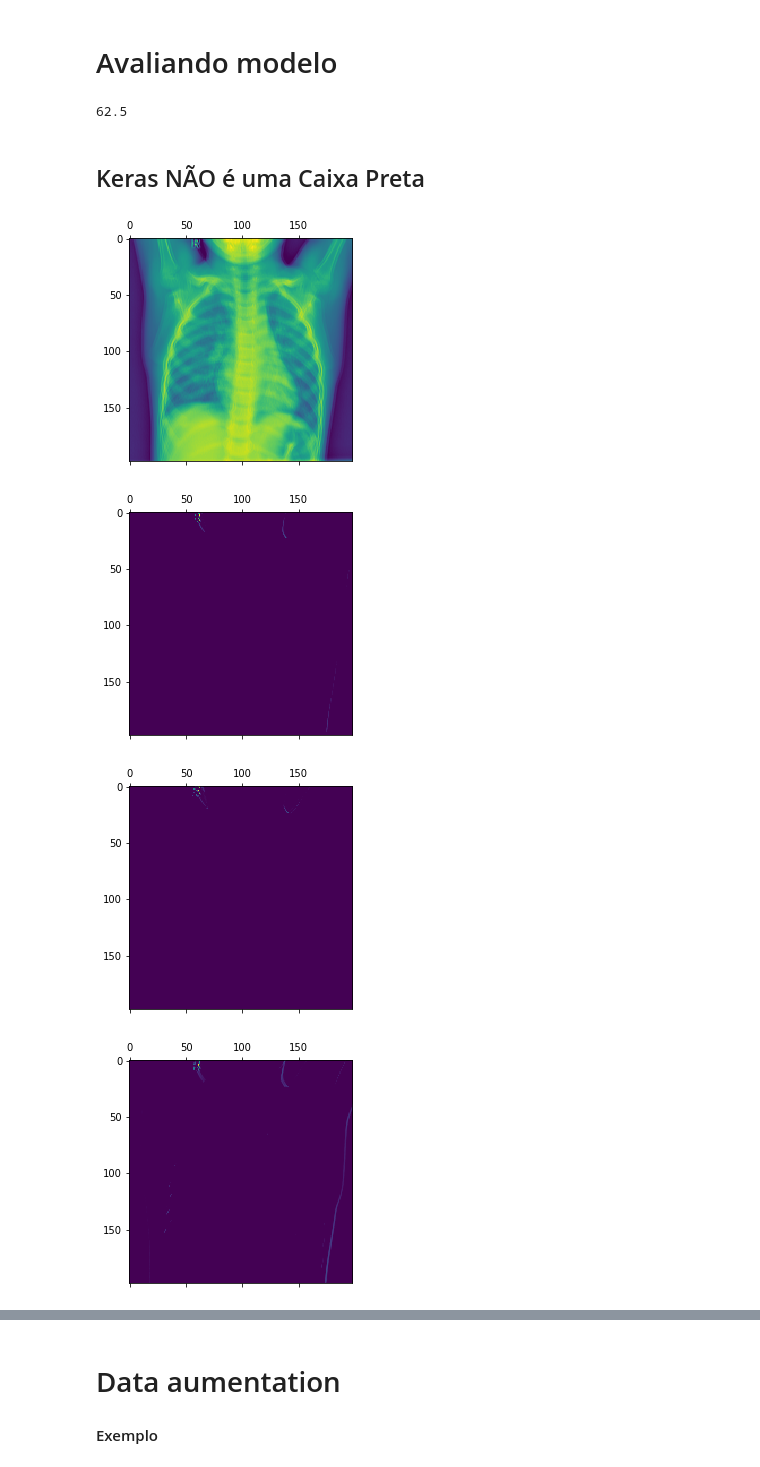
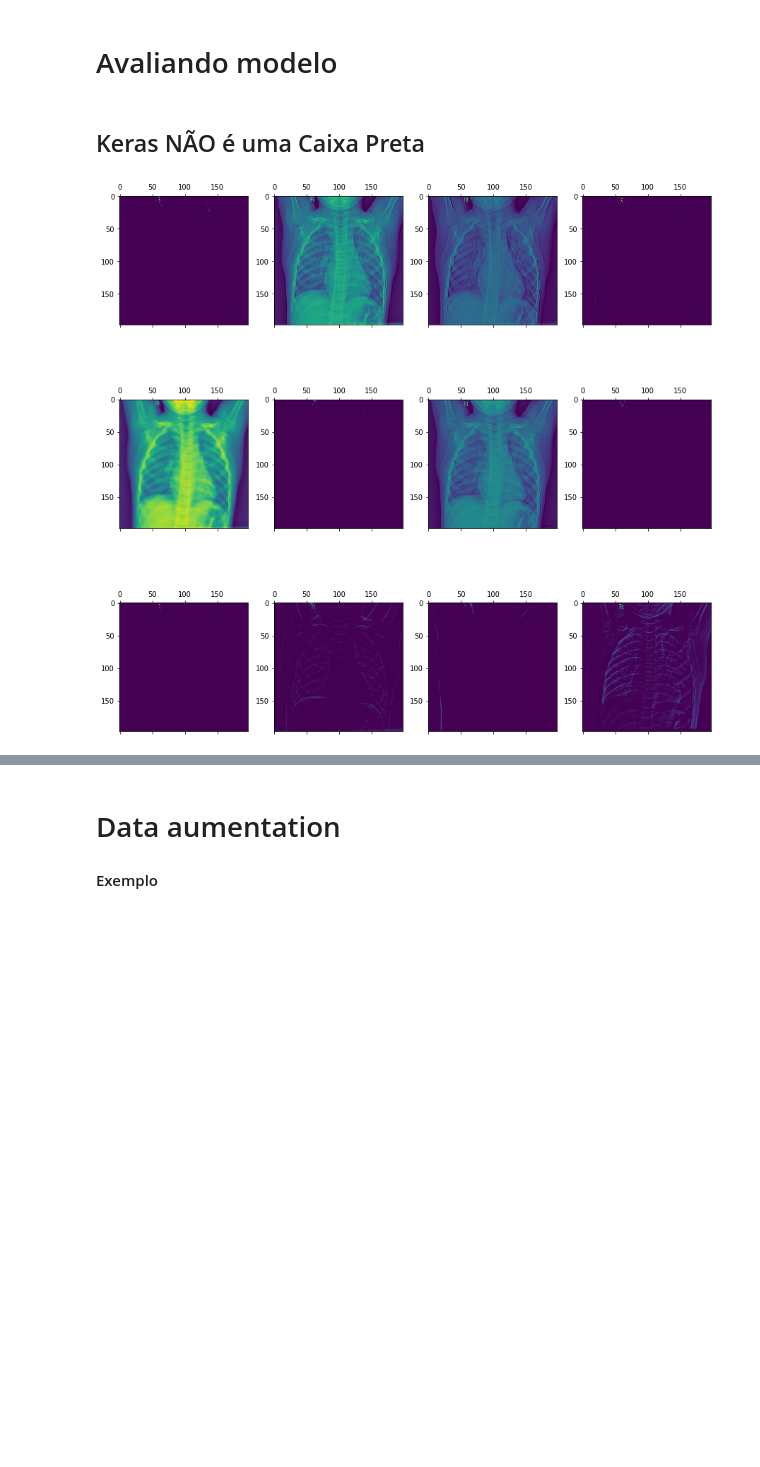
Before and after one commit to InsightLab/data-science-cookbook, a Jupyter notebook: Apresentacao.ipynb, the cells around one changed output, grey strips where cells are left out. Cells and saved outputs as stored; diff of their text form; code cells hidden in the pictures; blank space fills up the shorter version.

```diff
--- a/Apresentacao.ipynb
+++ b/Apresentacao.ipynb
@@ -187,3 +185,21 @@ modelo.add(Dense(1, activation='sigmoid'))
+# %%
+modelo_aumentado = Sequential()
+
+modelo_aumentado.add(Conv2D(12, (3, 3), activation='relu', input_shape=(IMG_SIZE, IMG_SIZE, 1)))
+modelo_aumentado.add(MaxPooling2D(pool_size=(2, 2)))
+
+modelo_aumentado.add(Conv2D(10, (3, 3), activation='relu'))
+modelo_aumentado.add(MaxPooling2D(pool_size=(2, 2)))
+
+modelo_aumentado.add(Conv2D(10, (3, 3), activation='relu'))
+
+modelo_aumentado.add(Flatten())
+modelo_aumentado.add(Dropout(0.2))
+modelo_aumentado.add(Dense(128, activation='relu'))
+modelo_aumentado.add(Dropout(0.5))
+modelo_aumentado.add(Dense(50, activation='relu'))
+
+modelo_aumentado.add(Dense(1, activation='sigmoid'))
 # %% [markdown]
 ### Exemplo com softmax
 # %%
@@ -242,5 +258,6 @@ _________________________________________________________________
 # %% [markdown]
 ## Compilação
 # %%
-modelo.compile(loss='binary_crossentropy', optimizer='adam', metrics = ['accuracy'])
+modelo_original.compile(loss='binary_crossentropy', optimizer='adam', metrics = ['accuracy'])
+modelo_aumentado.compile(loss='binary_crossentropy', optimizer='adam', metrics = ['accuracy'])
 # %% [markdown]
@@ -256,28 +272,31 @@ Epoch 2/2
 # %% [markdown]
 # Avaliando modelo
 # %%
-loss, acc = modelo.evaluate(test_images, test_labels, verbose = 0)
+loss, acc = modelo_original.evaluate(test_images, test_labels, verbose = 0)
 print(acc * 100)
-# %% [output]
-62.5
 # %% [markdown]
 ## Keras NÃO é uma Caixa Preta
 # %%
-imagem = Image.open("C:\\Users\\Daniel\\Desktop\\mineracao\\train\\NORMAL\\IM-0115-0001.jpeg")
+imagem = Image.open("/home/franklyn/Downloads/chest_xray/chest_xray/train/NORMAL/IM-0115-0001.jpeg")
 imagem = imagem.convert('L')#Convert Image to Gray scale
 imagem = imagem.resize((IMG_SIZE, IMG_SIZE), Image.ANTIALIAS)
 imagem2 = np.array(imagem)
 imagem = np.array([imagem2]).reshape(-1, IMG_SIZE, IMG_SIZE, 1)#não sei pq, so sei que tem que ser assim
 
-layer_outputs = [layer.output for layer in modelo.layers[:8]]
-activation_model = models.Model(inputs=modelo.input, outputs=layer_outputs)
+layer_outputs = [layer.output for layer in modelo_aumentado.layers[:8]]
+activation_model = models.Model(inputs=modelo_aumentado.input, outputs=layer_outputs)
 activations = activation_model.predict([imagem])
 first_layer_activation = activations[0]
 
-for i in range(10):
-    plt.matshow(first_layer_activation[0, :, :, i], cmap='viridis')
+fig = plt.figure(i)##
+fig.set_figheight(15)##
+fig.set_figwidth(15)##
+
+for i in range(12):
+    ax1 = fig.add_subplot(3,4,i+1)##
+    ax1.matshow(first_layer_activation[0, :, :, i], cmap='viridis')
+    #.imshow(first_layer_activation[0, :, :, i], cmap='viridis')##
+    ##plt.matshow(first_layer_activation[0, :, :, i], cmap='viridis')
+plt.show()
 # %% [output]
-[figure, old version]
+[figure, new version]
-[figure, removed]
-[figure, removed]
-[figure, removed]
```
Also changed, not shown: parts of 18 cells of this notebook.
